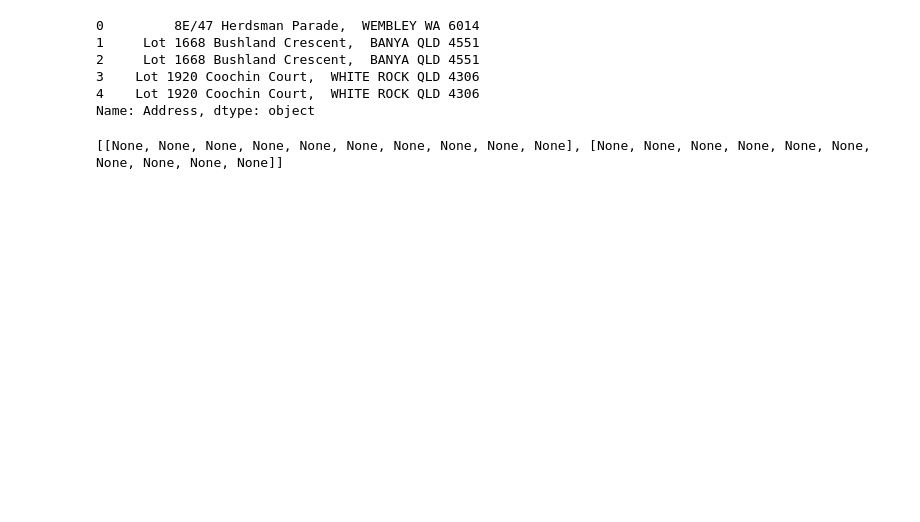
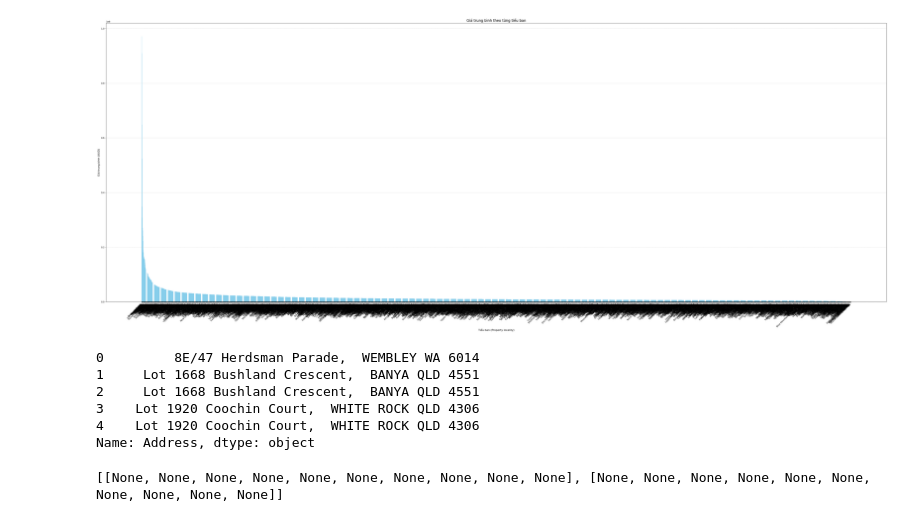
Before and after one commit to Reriiii/australia-real-estate, a Jupyter notebook: data_preprocess.ipynb, the cells around one changed output. Drawn from its saved outputs; the diff is of its cells as text; code cells hidden in the pictures; blank space fills up the shorter version.

```diff
--- a/data_preprocess.ipynb
+++ b/data_preprocess.ipynb
@@ -37,3 +56,23 @@ df_sold.head(10)
+# %%
+avg_price_by_locality = (
+    df.groupby('Property locality')['Purchase price']
+      .mean()
+      .reset_index()
+      .sort_values('Purchase price', ascending=False)
+)
+# %%
+plt.figure(figsize=(50, 20))
+plt.bar(avg_price_by_locality['Property locality'], avg_price_by_locality['Purchase price'], color='skyblue')
+plt.title('Giá trung bình theo từng tiểu ban', fontsize=16)
+plt.xlabel('Tiểu ban (Property locality)', fontsize=12)
+plt.ylabel('Giá trung bình (AUD)', fontsize=12)
+plt.xticks(rotation=45, ha='right')
+plt.grid(axis='y', linestyle='--', alpha=0.6)
+plt.tight_layout()
+
+plt.show()
+# %% [output]
+[figure, added]
 # %%
 def clean_numberic(x):
     if pd.isna(x):
```
Also changed, not shown: parts of 6 cells of this notebook, 8 other files.
